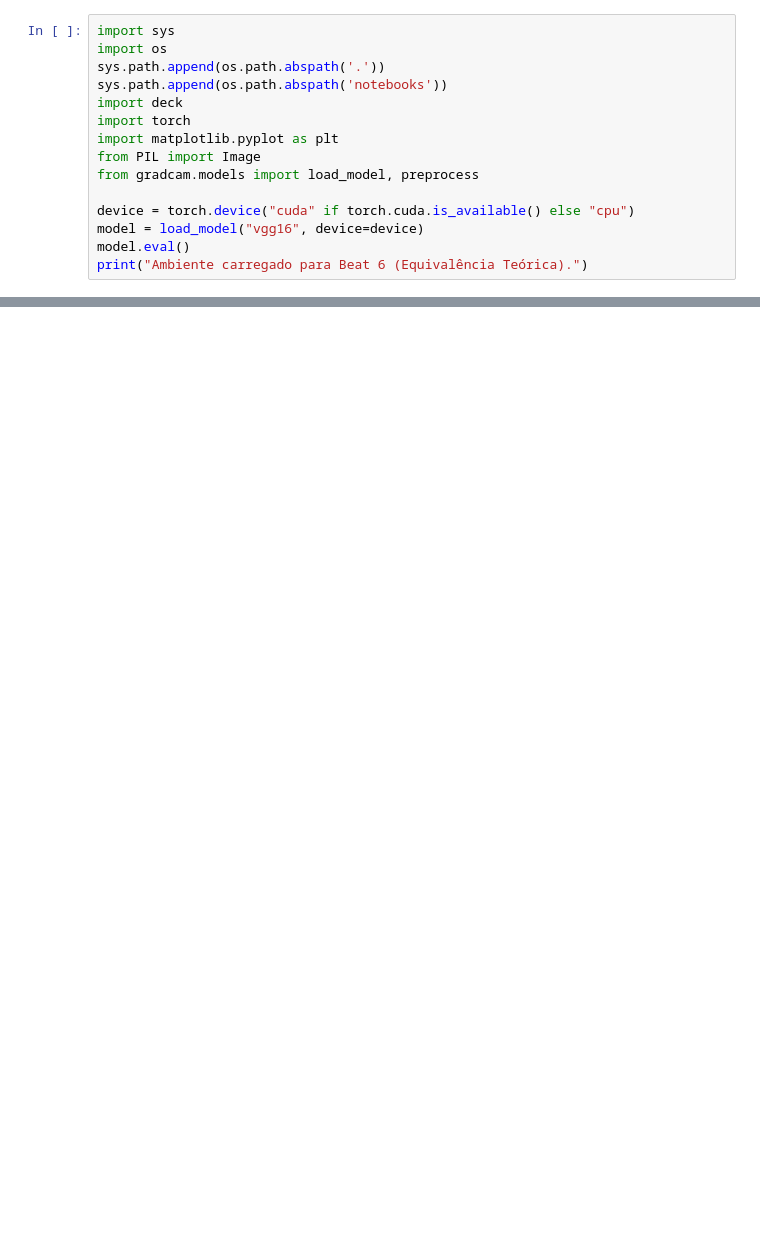
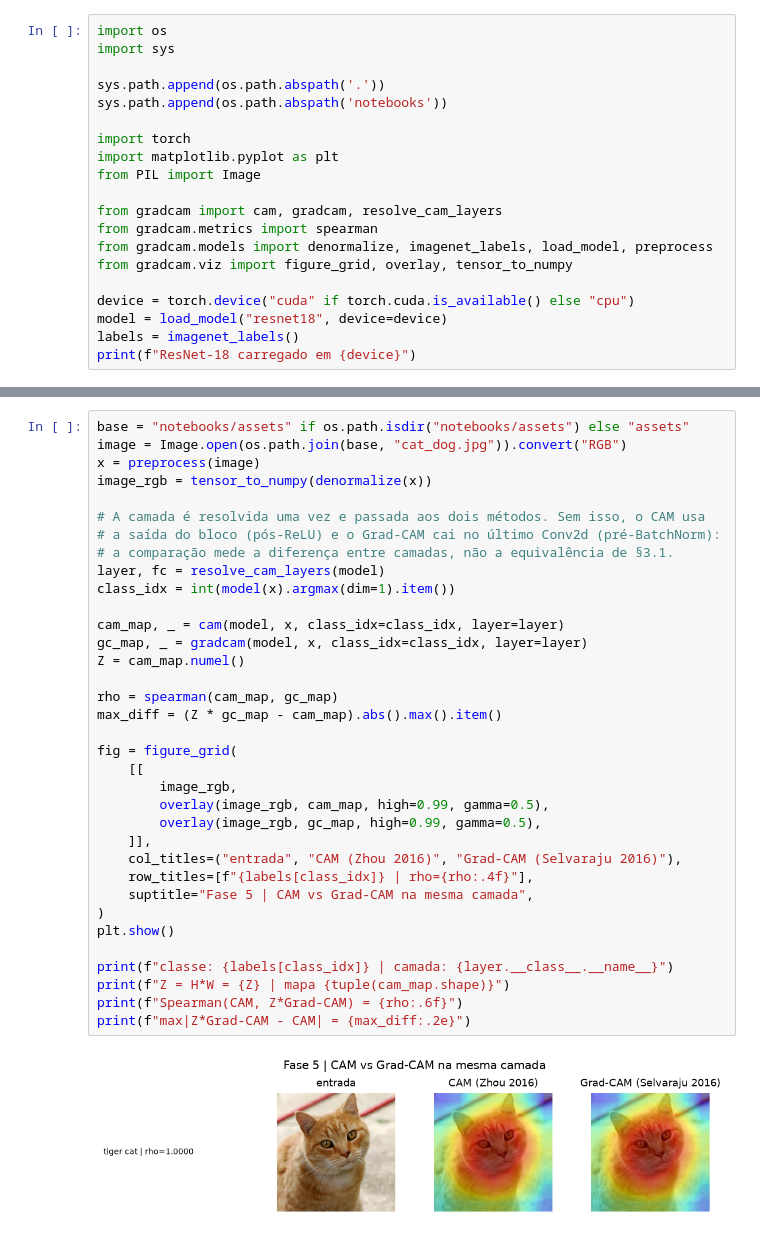
Before and after one commit to Vinic1usTavares/GradCAM-Study, a Jupyter notebook: notebooks/05_equivalencia.ipynb, the cells around one changed output, grey strips where cells are left out. Drawn from its saved outputs; the diff is of its cells as text; blank space fills up the shorter version.

```diff
--- a/notebooks/05_equivalencia.ipynb
+++ b/notebooks/05_equivalencia.ipynb
@@ -7,15 +10,20 @@ Este notebook demonstra que, quando o CAM original é aplicável, os pesos $w_k$
 # %%
+import os
 import sys
-import os
+
 sys.path.append(os.path.abspath('.'))
 sys.path.append(os.path.abspath('notebooks'))
-import deck
+
 import torch
 import matplotlib.pyplot as plt
 from PIL import Image
-from gradcam.models import load_model, preprocess
+
+from gradcam import cam, gradcam, resolve_cam_layers
+from gradcam.metrics import spearman
+from gradcam.models import denormalize, imagenet_labels, load_model, preprocess
+from gradcam.viz import figure_grid, overlay, tensor_to_numpy
 
 device = torch.device("cuda" if torch.cuda.is_available() else "cpu")
-model = load_model("vgg16", device=device)
-model.eval()
-print("Ambiente carregado para Beat 6 (Equivalência Teórica).")
+model = load_model("resnet18", device=device)
+labels = imagenet_labels()
+print(f"ResNet-18 carregado em {device}")
@@ -38,0 +45,37 @@ deck.show(fig)
+# %%
+base = "notebooks/assets" if os.path.isdir("notebooks/assets") else "assets"
+image = Image.open(os.path.join(base, "cat_dog.jpg")).convert("RGB")
+x = preprocess(image)
+image_rgb = tensor_to_numpy(denormalize(x))
+
+# A camada é resolvida uma vez e passada aos dois métodos. Sem isso, o CAM usa
+# a saída do bloco (pós-ReLU) e o Grad-CAM cai no último Conv2d (pré-BatchNorm):
+# a comparação mede a diferença entre camadas, não a equivalência de §3.1.
+layer, fc = resolve_cam_layers(model)
+class_idx = int(model(x).argmax(dim=1).item())
+
+cam_map, _ = cam(model, x, class_idx=class_idx, layer=layer)
+gc_map, _ = gradcam(model, x, class_idx=class_idx, layer=layer)
+Z = cam_map.numel()
+
+rho = spearman(cam_map, gc_map)
+max_diff = (Z * gc_map - cam_map).abs().max().item()
+
+fig = figure_grid(
+    [[
+        image_rgb,
+        overlay(image_rgb, cam_map, high=0.99, gamma=0.5),
+        overlay(image_rgb, gc_map, high=0.99, gamma=0.5),
+    ]],
+    col_titles=("entrada", "CAM (Zhou 2016)", "Grad-CAM (Selvaraju 2016)"),
+    row_titles=[f"{labels[class_idx]} | rho={rho:.4f}"],
+    suptitle="Fase 5 | CAM vs Grad-CAM na mesma camada",
+)
+plt.show()
+
+print(f"classe: {labels[class_idx]} | camada: {layer.__class__.__name__}")
+print(f"Z = H*W = {Z} | mapa {tuple(cam_map.shape)}")
+print(f"Spearman(CAM, Z*Grad-CAM) = {rho:.6f}")
+print(f"max|Z*Grad-CAM - CAM| = {max_diff:.2e}")
+# %% [output]
+[figure, added]
```
Also changed, not shown: parts of 11 cells of this notebook, 8 other files.
